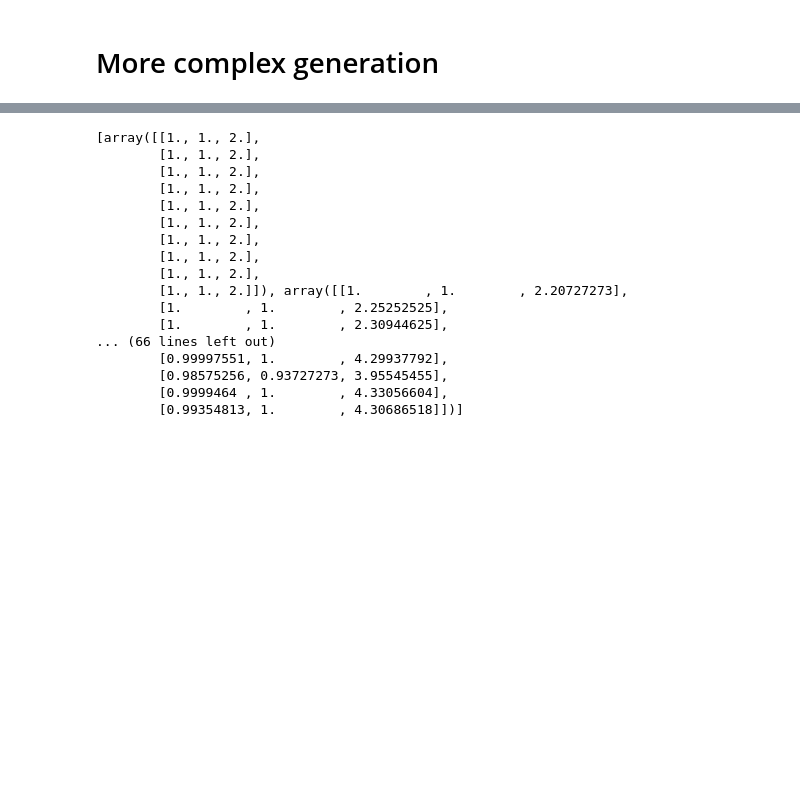
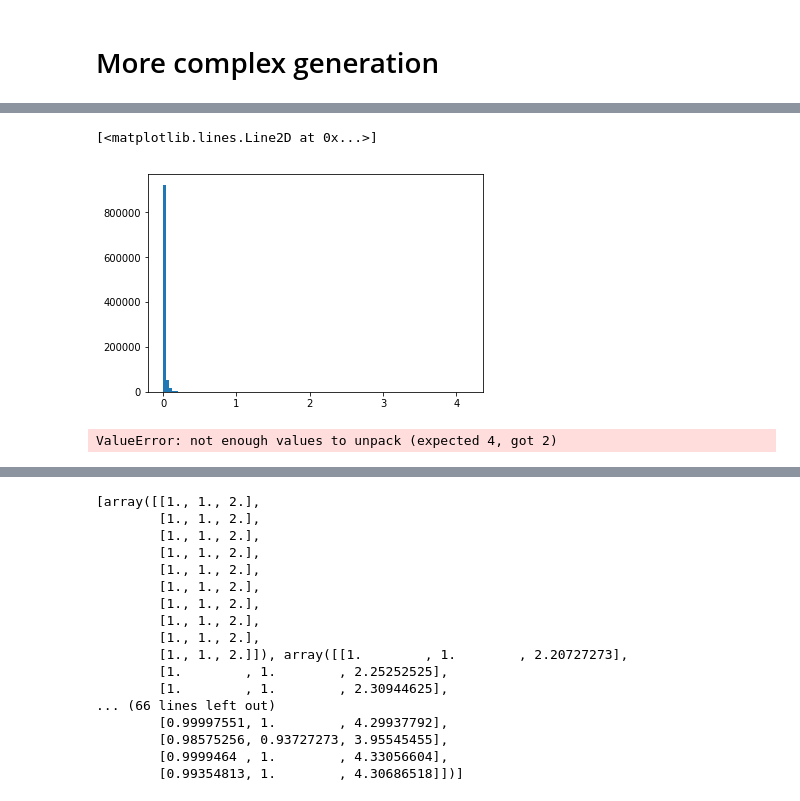
Before and after one commit to leanderloew/explainability-simulation, a Jupyter notebook: example_notebook_complex.ipynb, the cells around one changed output, grey strips where cells are left out. Cells and saved outputs as stored; diff of their text form; code cells hidden in the pictures; blank space fills up the shorter version.

Commit message:
self attention works now

```diff
--- a/example_notebook_complex.ipynb
+++ b/example_notebook_complex.ipynb
@@ -73,8 +73,8 @@ class simple_fraud_model(nn.Module):
         emb_d_2=int(d_model/2)
 
         self.embedding_1=nn.Embedding(num_embeddings=21,embedding_dim=emb_d_1)
-        self.embedding_2=nn.Embedding(num_embeddings=21,embedding_dim=emb_d_2-1)
-
+        self.embedding_2=nn.Embedding(num_embeddings=21,embedding_dim=emb_d_2)
+        self.initial_linear=nn.Linear(d_model,d_model)
 
         if SelfA==True:
             self.encoder_layers=EncoderLayer(d_model=d_model,heads=heads,dropout=dropout,share_params=True)
@@ -91,16 +91,18 @@ class simple_fraud_model(nn.Module):
         self.fully_con_1=nn.Linear(d_model*4,d_model*4)
         self.relu_1=nn.ReLU()
 
+
         self.final_fully_con=nn.Linear(d_model*4,1)
         self.sig=nn.Sigmoid()
         self.selfa=SelfA
-
+        self.norm=nn.BatchNorm1d(d_model)
 
     def forward(self, x1,x2,x3,return_w):
         e1=self.embedding_1(x1)
         e2=self.embedding_2(x2)
 
-        cat=torch.cat([e1,e2,x3.unsqueeze(2)],dim=2)
+        cat=torch.cat([e1,e2],dim=2)
+        cat=self.relu(self.initial_linear(cat))
         if self.selfa==True:
 
             feat,w2=self.encoder_layers(cat)
@@ -108,6 +110,7 @@ class simple_fraud_model(nn.Module):
             feat=self.encoder_layers(cat)
 
         ag,weights=self.mula(feat)
+        ag=self.norm(ag)
         #first layer with a relu activation
         fc=self.relu(self.fully_con(ag.squeeze()))
         #second layer
@@ -122,6 +125,7 @@ class simple_fraud_model(nn.Module):
             if self.selfa==True:
                 #this might not be a 100% correct
                 #We are multiplying the first layer attention weights together with the aggregation weights.
-                return preds.squeeze(),weights#torch.bmm(w2.squeeze(),weights)
+                w=torch.einsum('bkj,bji->bki',weights.permute(0,2,1),w2.squeeze())
+                return preds.squeeze(),w#,weights,w2
             else:
                 return preds.squeeze(),weights
@@ -466,0 +552,28 @@ for n_fraud in range(5,20):
+# %%
+plt.plot(Y)
+plt.show()
+# %% [output]
+[<matplotlib.lines.Line2D at 0x...>]
+# %%
+reason_list=[]
+explanation_list=[]
+weight_list=[]
+sf.eval()
+
+for batch in iter(val_dl):
+
+    #We get both inputs
+    i1=batch[0].long()
+    i2=batch[1].long()
+    i3=batch[2].float()
+
+    #this is directly a list
+    r=batch[4]
+
+    #We get both prediction and attention weights
+    predictions,weights=sf(i1,i2,batch[2].float(),True)
+    weight_list.append(weights.detach().cpu().numpy())
+# %%
+weight_list=np.concatenate(weight_list)
+# %%
+weight_list=np.reshape(weight_list,newshape=(weight_list.shape[0]*weight_list.shape[1]*weight_list.shape[2]))
@@ -466,0 +582,5 @@ for n_fraud in range(5,20):
+# %%
+plt.hist(weight_list,bins=100)
+plt.show()
+# %% [output]
+[figure, added]
@@ -467,3 +589,12 @@ for n_fraud in range(5,20):
+# %%
+sf=simple_fraud_model(SelfA=True,d_model=32).cuda()
+for batch in iter(train_dl):
+    #print(batch[0].shape[1])
+    #batch=ba
+    preds,w,weights,w2=sf(batch[0].long(),batch[1].long(),batch[2].float(),True)
+    break
+# %% [output]
+ValueError: not enough values to unpack (expected 4, got 2)
 # %%
 splitted_frames=np.array_split(np.array(best_lists),indices_or_sections=9,axis=0)
 # %%
```
Also changed, not shown: parts of 25 cells of this notebook, 2 other files.
